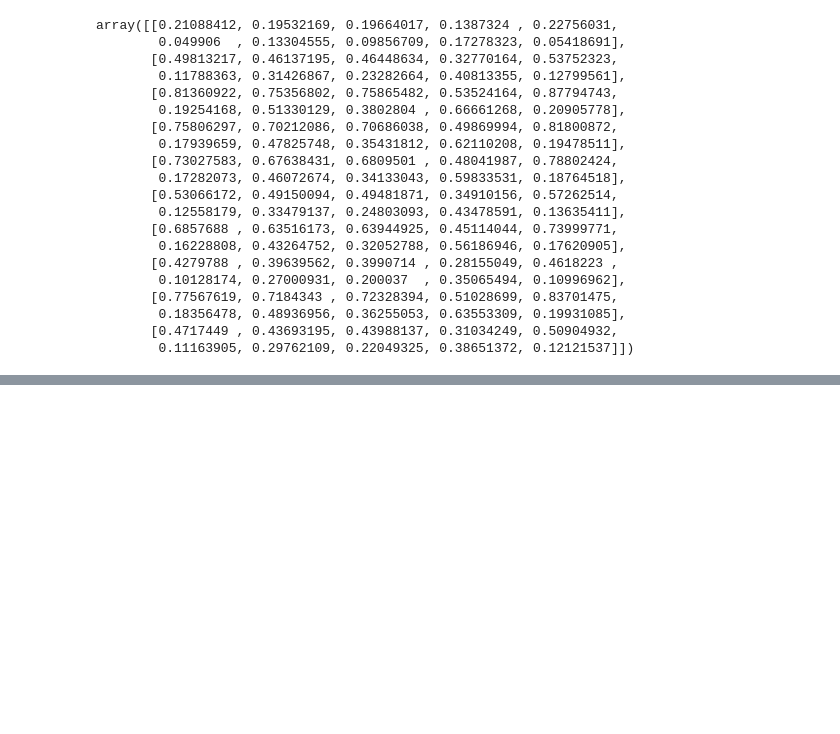
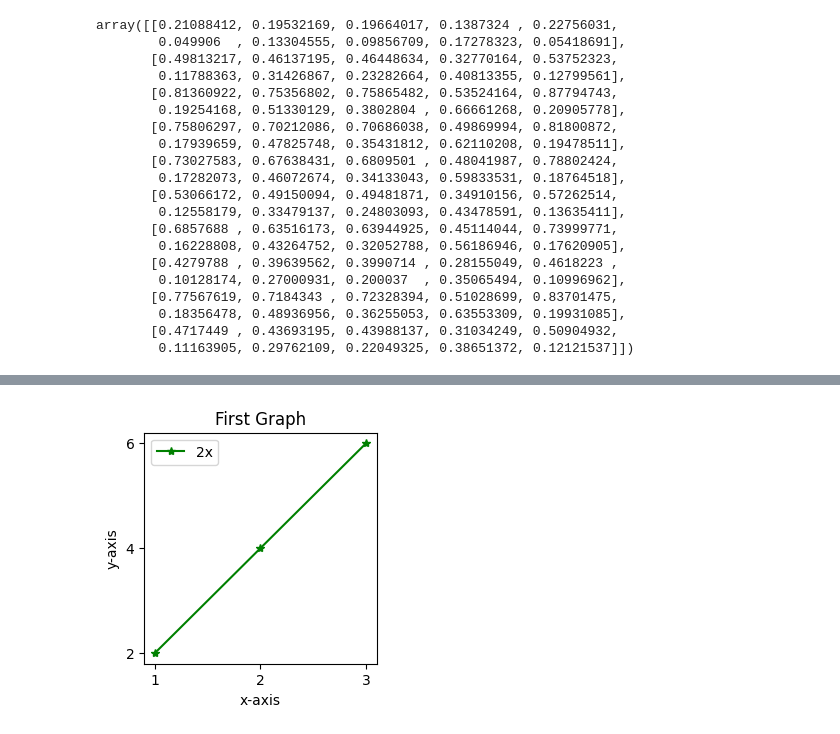
Before and after one commit to NavinKumarMNK/My-Works-2023, a Jupyter notebook: Machine-Learning/ML-101.ipynb, the cells around one changed output, grey strips where cells are left out. Saved outputs shown, nothing was run; the diff lists cells and outputs as text; code cells hidden in the pictures; blank space fills up the shorter version.

```diff
--- a/Machine-Learning/ML-101.ipynb
+++ b/Machine-Learning/ML-101.ipynb
@@ -1022,0 +1057,17 @@ array([[0.21088412, 0.19532169, 0.19664017, 0.1387324 , 0.22756031,
+# %%
+plt.figure(figsize=(3, 3))
+
+# shorthand notation => fmt = '[color][marker][line]'
+plt.plot(x, y, 'g*-', label='2x')
+
+plt.title("First Graph", fontdict={'fontsize': 12})
+plt.xlabel("x-axis")
+plt.ylabel("y-axis")
+plt.legend()
+
+plt.xticks([1, 2, 3])
+plt.yticks([2, 4, 6])
+
+plt.show()
+# %% [output]
+[figure, added]
```
Also changed, not shown: parts of 25 cells of this notebook, 1 other file.
